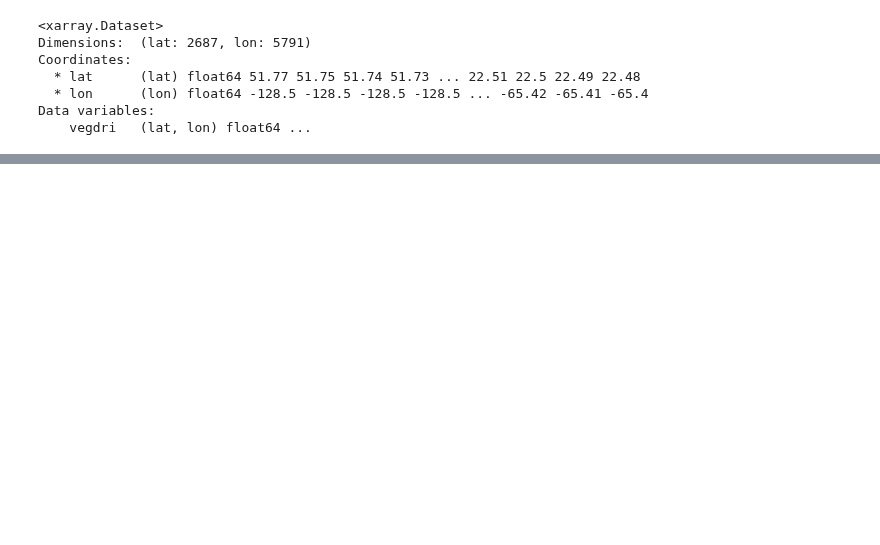
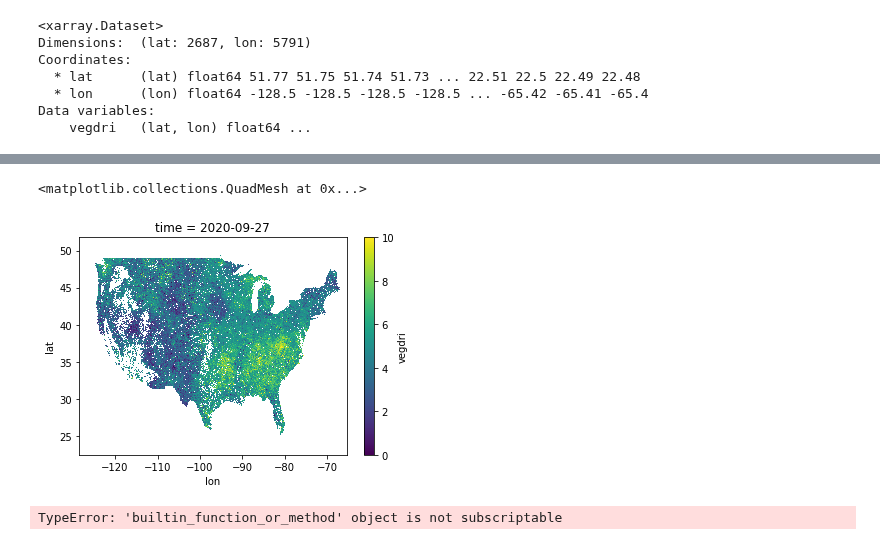
Before and after one commit to UW-Hydro/drought_impact, a Jupyter notebook: Notebooks/connect_to_opendap.ipynb, the cells around one changed output, grey strips where cells are left out. Drawn from its saved outputs; the diff is of its cells as text; code cells hidden in the pictures; blank space fills up the shorter version.

Commit message:
Getting data from OPenDAP to h2o

```diff
--- a/Notebooks/connect_to_opendap.ipynb
+++ b/Notebooks/connect_to_opendap.ipynb
@@ -30,6 +31,7 @@ The autoreload extension is already loaded. To reload it, use:
 # %%
 file = 'DROUGHT_LAYERS/VEGDRI/vegdri_20201011.nc'
-xr.open_dataset(f"{dirPath}/{file}")
+sample = xr.open_dataset(f"{dirPath}/{file}")
+sample
 # %% [output]
 <xarray.Dataset>
 Dimensions:  (lat: 2687, lon: 5791)
@@ -40,0 +61,15 @@ Data variables:
+# %%
+# looks like VEGDRI is weekly from 2019-03-10 to 2020-10-11
+vegdri_dates = pd.date_range('2019-03-10','2020-10-11', freq='W')#.strftime("%Y%m%d")
+
+vegdri = xr.Dataset(
+    coords = dict(
+        lat = sample['lat'].values,
+        lon = sample['lon'].values,
+        time = vegdri_dates
+    ),
+    data_vars = dict(
+        vegdri=(['lat','lon','time'], np.empty((len(sample['lat'].values), len(sample['lon'].values), len(vegdri_dates))) * np.nan)
+    )
+)
+vegdri
@@ -40,0 +85,22 @@ Data variables:
+# %%
+loop = tqdm(vegdri_dates)
+for date in loop:
+    loop.set_description(date.strftime('%Y-%m-%d'))
+    # using try-except in case there are holes in the data
+    try:
+        vegdri['vegdri'].loc[{'time':date}] = xr.open_dataset(f"{dirPath}/DROUGHT_LAYERS/VEGDRI/vegdri_{date.strftime('%Y%m%d')}.nc")['vegdri'].values
+    except:
+        pass
+# %%
+# now since this is lat/lon data, it will appear as nan when just glancing at the dataset view,
+# but if we plot it we can see we were successful
+vegdri['vegdri'].isel(time=81).plot()
+# %% [output]
+<matplotlib.collections.QuadMesh at 0x...>
+[figure, added]
+# %%
+vegdri['vegdri'].attrs = sample['vegdri'].attrs
+
+vegdri['vegdri']
+# %% [output]
+TypeError: 'builtin_function_or_method' object is not subscriptable
```
Also changed, not shown: parts of 30 cells of this notebook.
